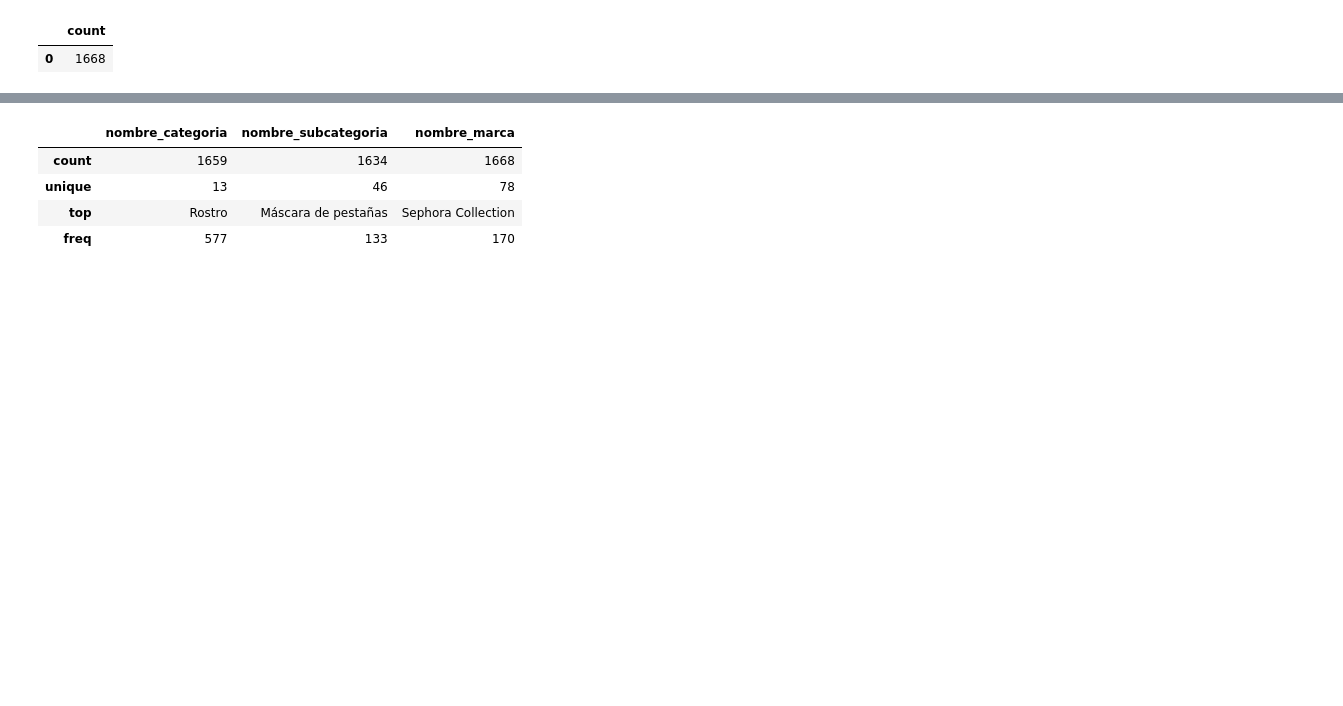
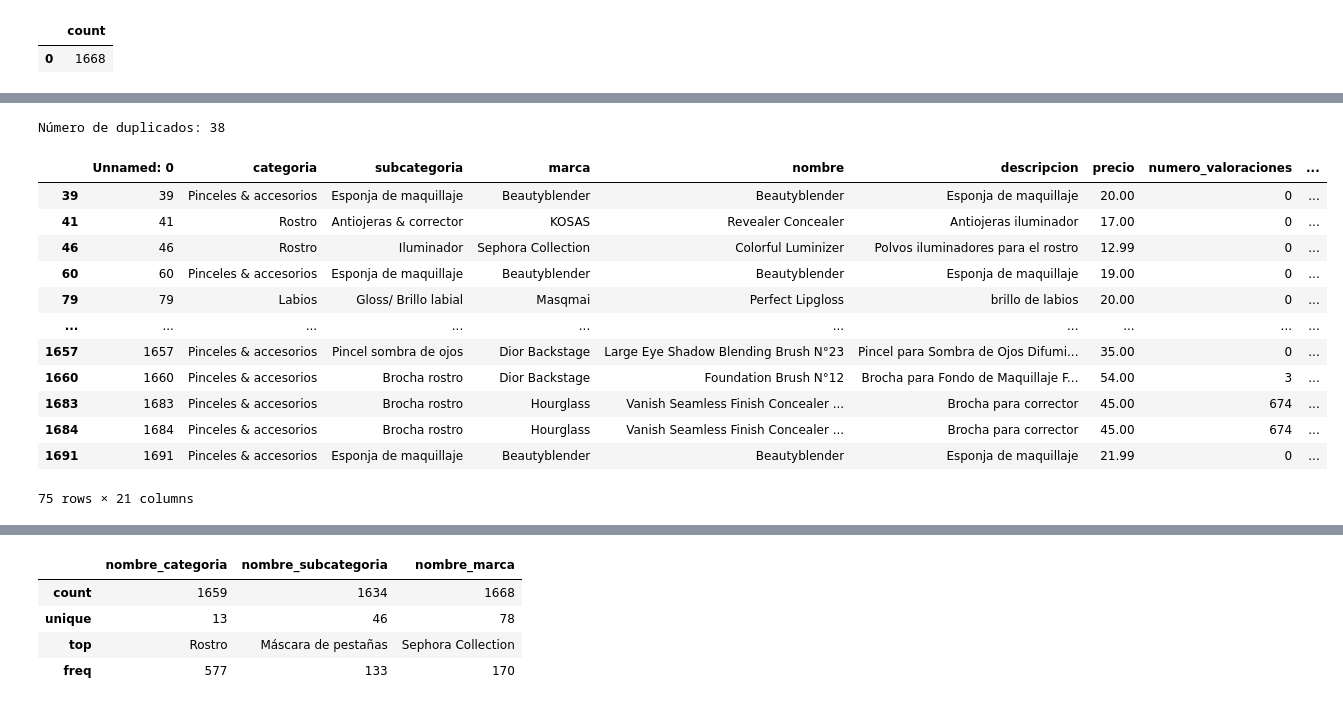
Before and after one commit to raquelscv/proyecto_final_sephora, a Jupyter notebook: pruebas/eda.ipynb, the cells around one changed output, grey strips where cells are left out. Cells and saved outputs as stored; diff of their text form; code cells hidden in the pictures; blank space fills up the shorter version.

```diff
--- a/pruebas/eda.ipynb
+++ b/pruebas/eda.ipynb
@@ -77,0 +168,24 @@ df_productos
+# %%
+# Ver si hay duplicados por esas columnas
+duplicados = df.duplicated(subset=['nombre', 'descripcion', 'marca', 'categoria', 'subcategoria'])
+
+# Mostrar cuántos duplicados hay
+print(f"Número de duplicados: {duplicados.sum()}")
+# %% [output]
+Número de duplicados: 38
+# %%
+df[df.duplicated(subset=['nombre', 'descripcion', 'marca', 'categoria', 'subcategoria'], keep=False)]
+# %% [output]
+|  | Unnamed: 0 | categoria | subcategoria | marca | nombre | descripcion | precio | numero_valoraciones | ... |
+| 39 | 39 | Pinceles & accesorios | Esponja de maquillaje | Beautyblender | Beautyblender | Esponja de maquillaje | 20.00 | 0 | ... |
+| 41 | 41 | Rostro | Antiojeras & corrector | KOSAS | Revealer Concealer | Antiojeras iluminador | 17.00 | 0 | ... |
+| 46 | 46 | Rostro | Iluminador | Sephora Collection | Colorful Luminizer | Polvos iluminadores para el rostro | 12.99 | 0 | ... |
+| 60 | 60 | Pinceles & accesorios | Esponja de maquillaje | Beautyblender | Beautyblender | Esponja de maquillaje | 19.00 | 0 | ... |
+| 79 | 79 | Labios | Gloss/ Brillo labial | Masqmai | Perfect Lipgloss | brillo de labios | 20.00 | 0 | ... |
+| ... | ... | ... | ... | ... | ... | ... | ... | ... | ... |
+| 1657 | 1657 | Pinceles & accesorios | Pincel sombra de ojos | Dior Backstage | Large Eye Shadow Blending Brush N°23 | Pincel para Sombra de Ojos Difumi... | 35.00 | 0 | ... |
+| 1660 | 1660 | Pinceles & accesorios | Brocha rostro | Dior Backstage | Foundation Brush N°12 | Brocha para Fondo de Maquillaje F... | 54.00 | 3 | ... |
+| 1683 | 1683 | Pinceles & accesorios | Brocha rostro | Hourglass | Vanish Seamless Finish Concealer ... | Brocha para corrector | 45.00 | 674 | ... |
+| 1684 | 1684 | Pinceles & accesorios | Brocha rostro | Hourglass | Vanish Seamless Finish Concealer ... | Brocha para corrector | 45.00 | 674 | ... |
+| 1691 | 1691 | Pinceles & accesorios | Esponja de maquillaje | Beautyblender | Beautyblender | Esponja de maquillaje | 21.99 | 0 | ... |
+75 rows × 21 columns
```
Also changed, not shown: parts of 13 cells of this notebook, 5 other files.
